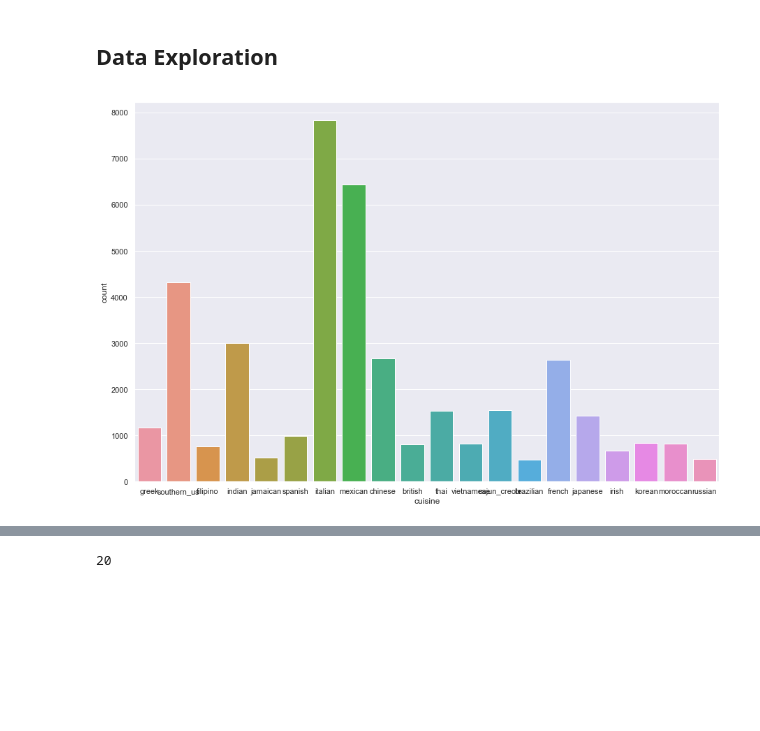
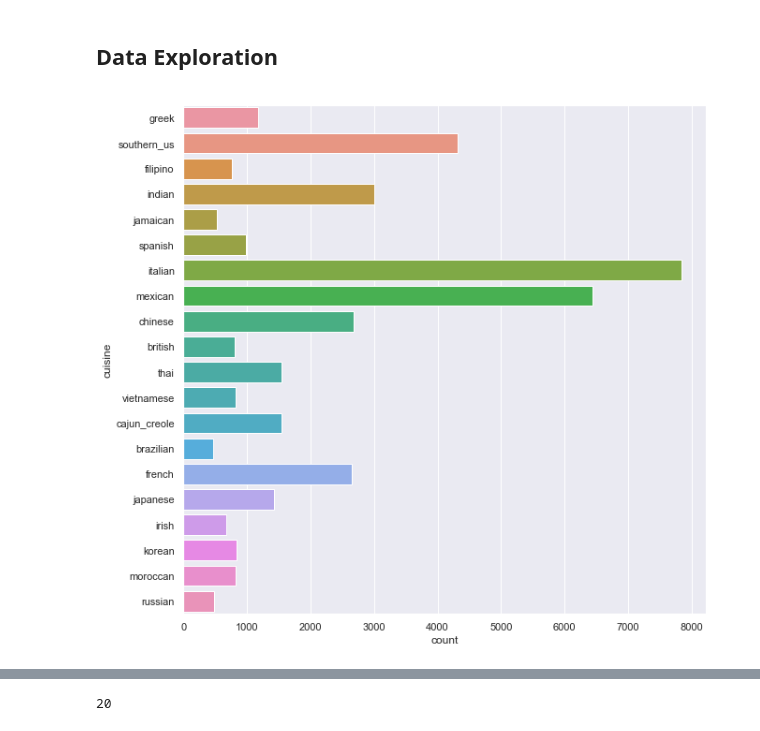
Before and after one commit to bluebehree/whats-cooking, a Jupyter notebook: whats-cooking.ipynb, the cells around one changed output, grey strips where cells are left out. Cells and saved outputs as stored; diff of their text form; code cells hidden in the pictures; blank space fills up the shorter version.

```diff
--- a/whats-cooking.ipynb
+++ b/whats-cooking.ipynb
@@ -13,10 +13,12 @@ test = pd.read_json(os.path.join(DATA_SET, 'test.json'))
 # %% [markdown]
 ## Data Exploration
 # %%
-sns.set(rc={'figure.figsize':(15, 10)})
-ax = sns.countplot(x='cuisine', data=train)
+sns.set(rc={'figure.figsize':(10, 10)})
+ax = sns.countplot(y='cuisine', data=train)
+fig = ax.get_figure()
+fig.savefig('figures/cuisine-distribution.png')
 # %% [output]
-[figure, old version]
+[figure, new version]
 # %%
 train['cuisine'].value_counts()
 # %% [output]
```
Also changed, not shown: parts of 12 cells of this notebook, 4 other files.
